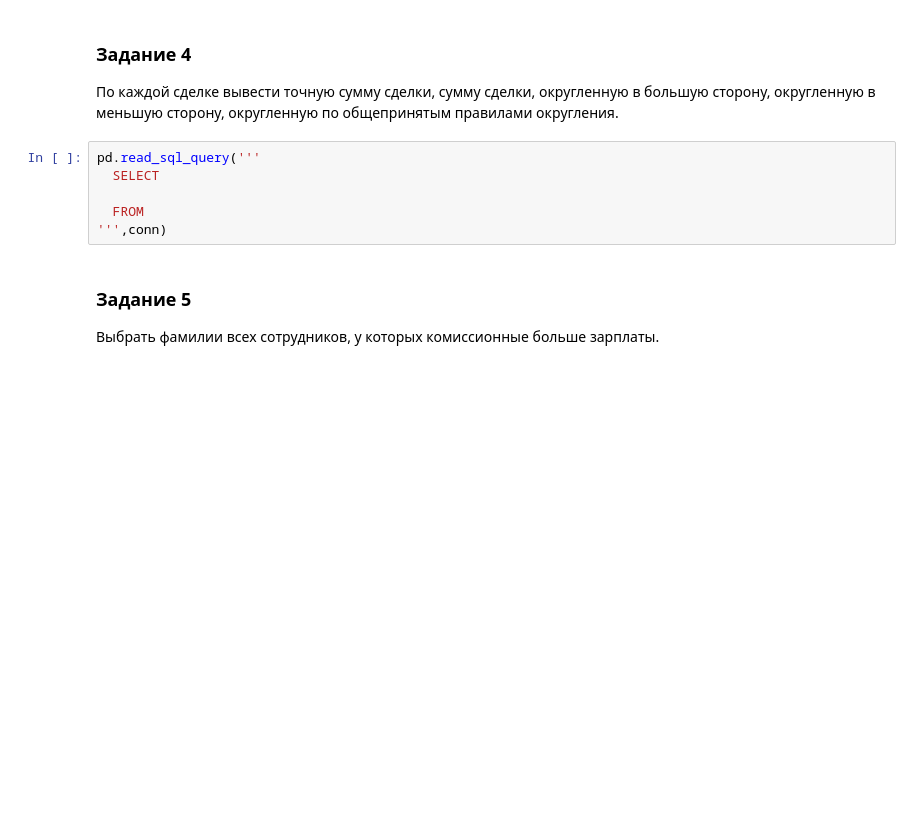
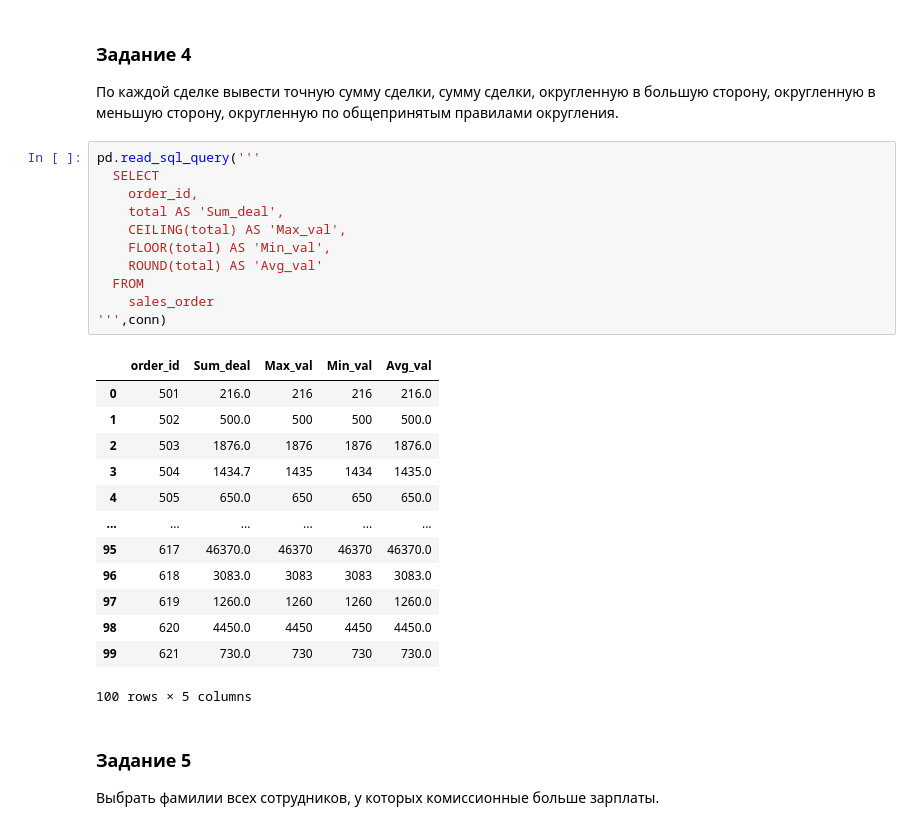
Before and after one commit to theysee/sberbank_reboot, a Jupyter notebook: Поток_3_Практика_к_занятию_4.ipynb, the cells around one changed output. Cells and saved outputs as stored; diff of their text form; blank space fills up the shorter version.

```diff
--- a/Поток_3_Практика_к_занятию_4.ipynb
+++ b/Поток_3_Практика_к_занятию_4.ipynb
@@ -125,12 +121,31 @@ pd.read_sql_query("""
 # %% [markdown]
 ### Задание 4
 По каждой сделке вывести точную сумму сделки, сумму сделки, округленную в большую сторону, округленную в меньшую сторону, округленную по общепринятым правилами округления.
-# %%
-pd.read_sql_query('''
-  SELECT
-
-  FROM
-''',conn)
+# %%
+pd.read_sql_query('''
+  SELECT
+    order_id,
+    total AS 'Sum_deal',
+    CEILING(total) AS 'Max_val',
+    FLOOR(total) AS 'Min_val',
+    ROUND(total) AS 'Avg_val'
+  FROM
+    sales_order
+''',conn)
+# %% [output]
+|  | order_id | Sum_deal | Max_val | Min_val | Avg_val |
+| 0 | 501 | 216.0 | 216 | 216 | 216.0 |
+| 1 | 502 | 500.0 | 500 | 500 | 500.0 |
+| 2 | 503 | 1876.0 | 1876 | 1876 | 1876.0 |
+| 3 | 504 | 1434.7 | 1435 | 1434 | 1435.0 |
+| 4 | 505 | 650.0 | 650 | 650 | 650.0 |
+| ... | ... | ... | ... | ... | ... |
+| 95 | 617 | 46370.0 | 46370 | 46370 | 46370.0 |
+| 96 | 618 | 3083.0 | 3083 | 3083 | 3083.0 |
+| 97 | 619 | 1260.0 | 1260 | 1260 | 1260.0 |
+| 98 | 620 | 4450.0 | 4450 | 4450 | 4450.0 |
+| 99 | 621 | 730.0 | 730 | 730 | 730.0 |
+100 rows × 5 columns
 # %% [markdown]
 ### Задание 5
 Выбрать фамилии всех сотрудников, у которых комиссионные больше зарплаты.
```
Also changed, not shown: parts of 5 cells of this notebook.
